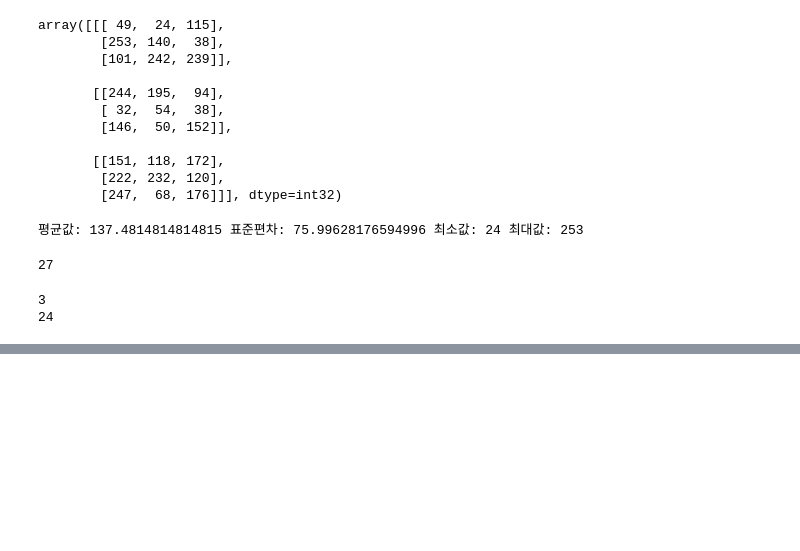
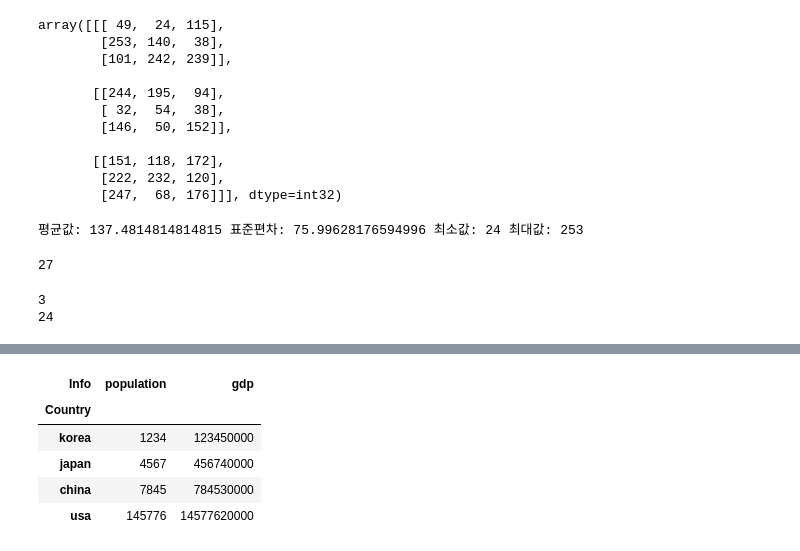
Before and after one commit to pmj8298/python, a Jupyter notebook: python10.ipynb, the cells around one changed output, grey strips where cells are left out. Drawn from its saved outputs; the diff is of its cells as text; code cells hidden in the pictures; blank space fills up the shorter version.

```diff
--- a/python10.ipynb
+++ b/python10.ipynb
@@ -305,0 +459,9 @@ print((np.count_nonzero(y)))
+# %%
+country
+# %% [output]
+| Info | population | gdp |
+| Country |  |  |
+| korea | 1234 | 123450000 |
+| japan | 4567 | 456740000 |
+| china | 7845 | 784530000 |
+| usa | 145776 | 14577620000 |
```
Also changed, not shown: parts of 19 cells of this notebook.
